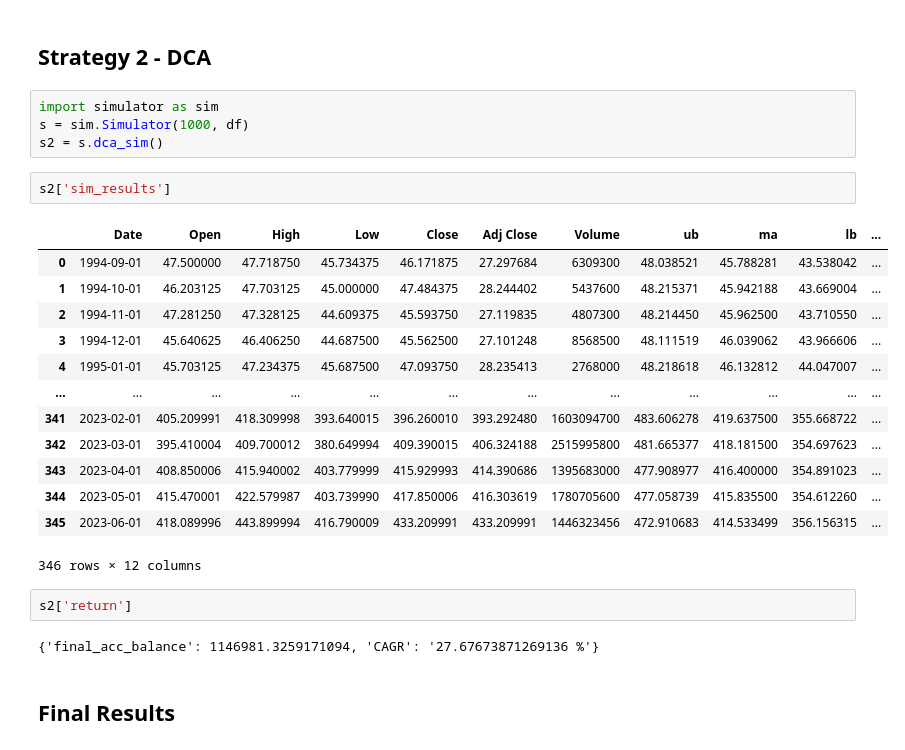
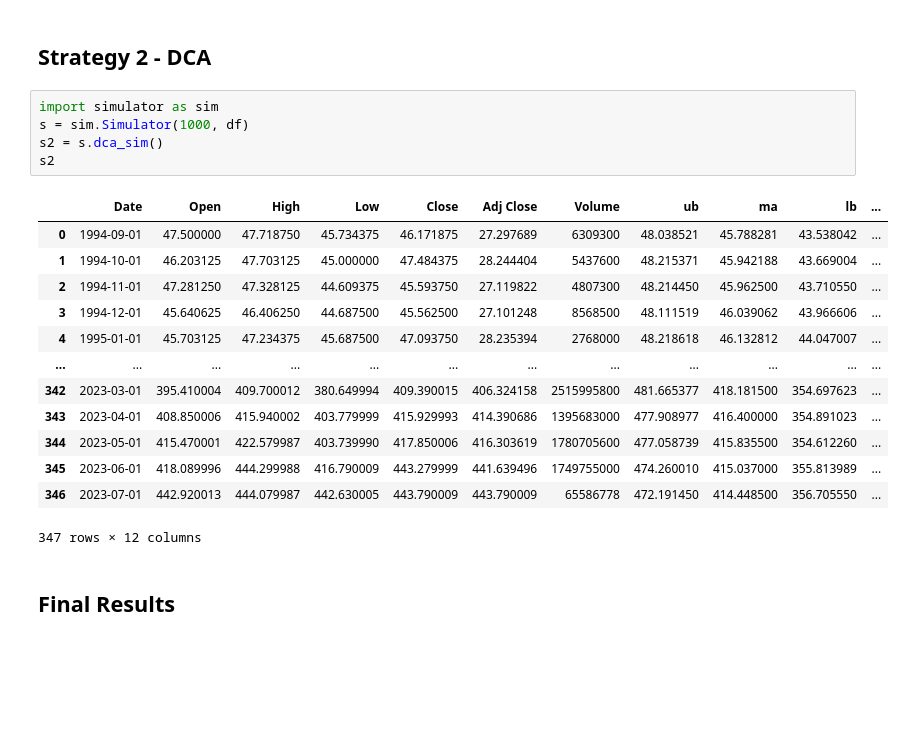
Before and after one commit to Hartaig/mean-reversion-investing, a Jupyter notebook: research/run_sim.ipynb, the cells around one changed output. Cells and saved outputs as stored; diff of their text form; blank space fills up the shorter version.

```diff
--- a/research/run_sim.ipynb
+++ b/research/run_sim.ipynb
@@ -96,26 +92,21 @@ s1['return']
 # %%
 import simulator as sim
 s = sim.Simulator(1000, df)
 s2 = s.dca_sim()
+s2
+# %% [output]
+|  | Date | Open | High | Low | Close | Adj Close | Volume | ub | ma | lb | ... |
+| 0 | 1994-09-01 | 47.500000 | 47.718750 | 45.734375 | 46.171875 | 27.297689 | 6309300 | 48.038521 | 45.788281 | 43.538042 | ... |
+| 1 | 1994-10-01 | 46.203125 | 47.703125 | 45.000000 | 47.484375 | 28.244404 | 5437600 | 48.215371 | 45.942188 | 43.669004 | ... |
+| 2 | 1994-11-01 | 47.281250 | 47.328125 | 44.609375 | 45.593750 | 27.119822 | 4807300 | 48.214450 | 45.962500 | 43.710550 | ... |
+| 3 | 1994-12-01 | 45.640625 | 46.406250 | 44.687500 | 45.562500 | 27.101248 | 8568500 | 48.111519 | 46.039062 | 43.966606 | ... |
+| 4 | 1995-01-01 | 45.703125 | 47.234375 | 45.687500 | 47.093750 | 28.235394 | 2768000 | 48.218618 | 46.132812 | 44.047007 | ... |
+| ... | ... | ... | ... | ... | ... | ... | ... | ... | ... | ... | ... |
+| 342 | 2023-03-01 | 395.410004 | 409.700012 | 380.649994 | 409.390015 | 406.324158 | 2515995800 | 481.665377 | 418.181500 | 354.697623 | ... |
+| 343 | 2023-04-01 | 408.850006 | 415.940002 | 403.779999 | 415.929993 | 414.390686 | 1395683000 | 477.908977 | 416.400000 | 354.891023 | ... |
+| 344 | 2023-05-01 | 415.470001 | 422.579987 | 403.739990 | 417.850006 | 416.303619 | 1780705600 | 477.058739 | 415.835500 | 354.612260 | ... |
+| 345 | 2023-06-01 | 418.089996 | 444.299988 | 416.790009 | 443.279999 | 441.639496 | 1749755000 | 474.260010 | 415.037000 | 355.813989 | ... |
+| 346 | 2023-07-01 | 442.920013 | 444.079987 | 442.630005 | 443.790009 | 443.790009 | 65586778 | 472.191450 | 414.448500 | 356.705550 | ... |
+347 rows × 12 columns
-# %%
-s2['sim_results']
-# %% [output]
-|  | Date | Open | High | Low | Close | Adj Close | Volume | ub | ma | lb | ... |
-| 0 | 1994-09-01 | 47.500000 | 47.718750 | 45.734375 | 46.171875 | 27.297684 | 6309300 | 48.038521 | 45.788281 | 43.538042 | ... |
-| 1 | 1994-10-01 | 46.203125 | 47.703125 | 45.000000 | 47.484375 | 28.244402 | 5437600 | 48.215371 | 45.942188 | 43.669004 | ... |
-| 2 | 1994-11-01 | 47.281250 | 47.328125 | 44.609375 | 45.593750 | 27.119835 | 4807300 | 48.214450 | 45.962500 | 43.710550 | ... |
-| 3 | 1994-12-01 | 45.640625 | 46.406250 | 44.687500 | 45.562500 | 27.101248 | 8568500 | 48.111519 | 46.039062 | 43.966606 | ... |
-| 4 | 1995-01-01 | 45.703125 | 47.234375 | 45.687500 | 47.093750 | 28.235413 | 2768000 | 48.218618 | 46.132812 | 44.047007 | ... |
-| ... | ... | ... | ... | ... | ... | ... | ... | ... | ... | ... | ... |
-| 341 | 2023-02-01 | 405.209991 | 418.309998 | 393.640015 | 396.260010 | 393.292480 | 1603094700 | 483.606278 | 419.637500 | 355.668722 | ... |
-| 342 | 2023-03-01 | 395.410004 | 409.700012 | 380.649994 | 409.390015 | 406.324188 | 2515995800 | 481.665377 | 418.181500 | 354.697623 | ... |
-| 343 | 2023-04-01 | 408.850006 | 415.940002 | 403.779999 | 415.929993 | 414.390686 | 1395683000 | 477.908977 | 416.400000 | 354.891023 | ... |
-| 344 | 2023-05-01 | 415.470001 | 422.579987 | 403.739990 | 417.850006 | 416.303619 | 1780705600 | 477.058739 | 415.835500 | 354.612260 | ... |
-| 345 | 2023-06-01 | 418.089996 | 443.899994 | 416.790009 | 433.209991 | 433.209991 | 1446323456 | 472.910683 | 414.533499 | 356.156315 | ... |
-346 rows × 12 columns
-# %%
-s2['return']
-# %% [output]
-{'final_acc_balance': 1146981.3259171094, 'CAGR': '27.67673871269136 %'}
 # %% [markdown]
 ## Final Results
```
Also changed, not shown: parts of 12 cells of this notebook, 1 other file.
